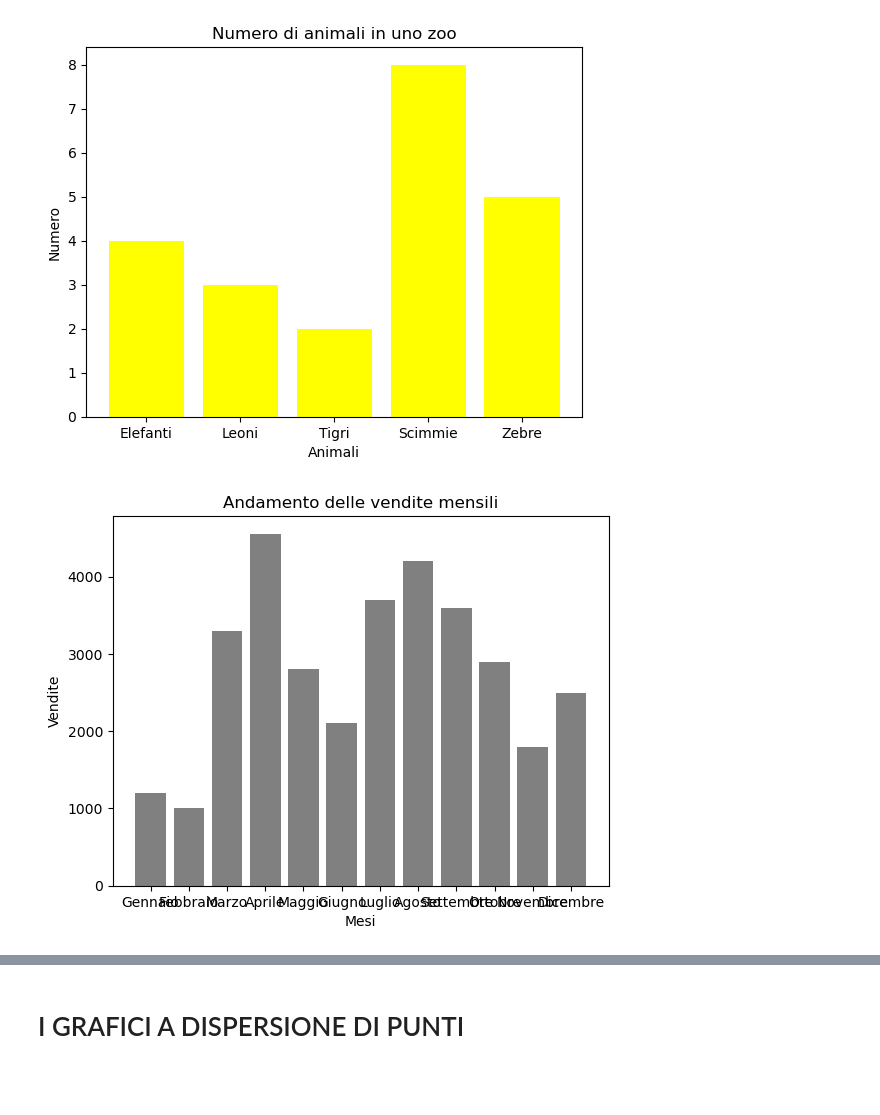
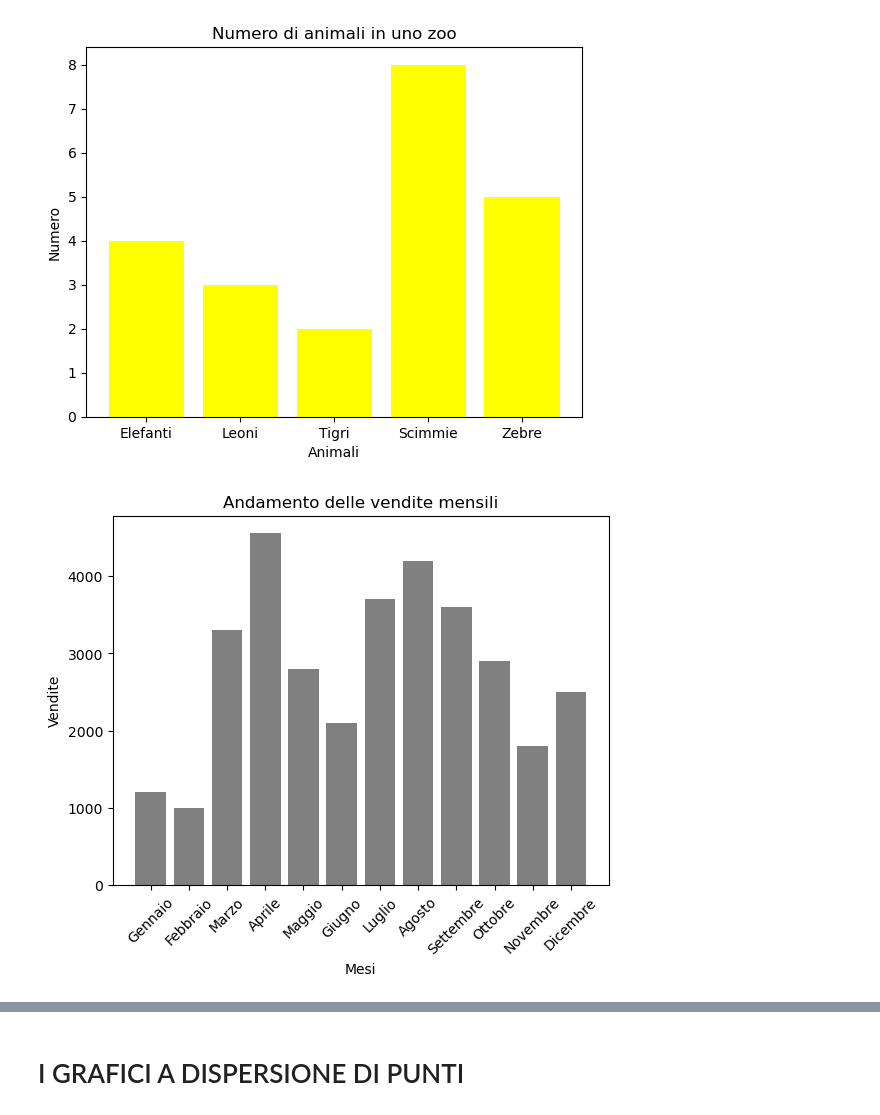
Before and after one commit to Istituto-freudinttheprodev/Python-ROBOTICA-E-AI, a Jupyter notebook: Es. 3 (i grafici).ipynb, the cells around one changed output, grey strips where cells are left out. Cells and saved outputs as stored; diff of their text form; code cells hidden in the pictures; blank space fills up the shorter version.

```diff
--- a/Es. 3 (i grafici).ipynb
+++ b/Es. 3 (i grafici).ipynb
@@ -23,22 +23,23 @@ plt.show()#visualizzazione del grafico a barre
 # %%
 venditemensili={
     "Gennaio": 1200,
     "Febbraio": 1000,
     "Marzo": 3300,
     "Aprile": 4555,
     "Maggio": 2800,
     "Giugno": 2100,
     "Luglio": 3700,
     "Agosto": 4200,
     "Settembre": 3600,
     "Ottobre": 2900,
     "Novembre": 1800,
     "Dicembre": 2500
 }
 plt.title("Andamento delle vendite mensili")
 plt.bar(venditemensili.keys(),venditemensili.values(),color="grey")
 plt.xlabel("Mesi")#titolo asse x
 plt.ylabel("Vendite")#titolo asse y
+plt.xticks(rotation=45)#imposta l'inclinazione a 45 gradi per i mesi, quindi per i nomi lunghi è più facilmente leggibile
 plt.show()
 # %% [output]
-[figure, old version]
+[figure, new version]
```
Also changed, not shown: parts of 29 cells of this notebook.
